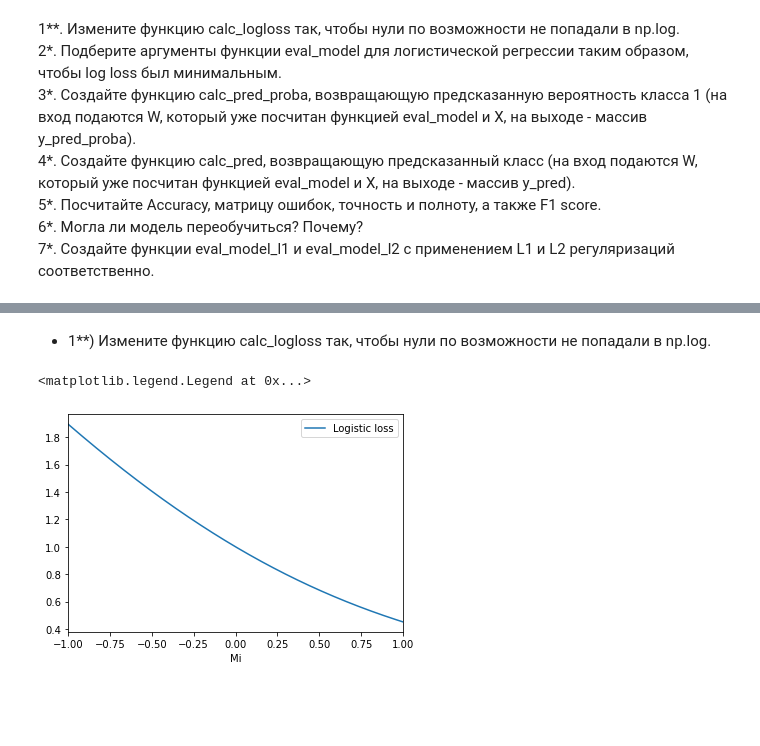
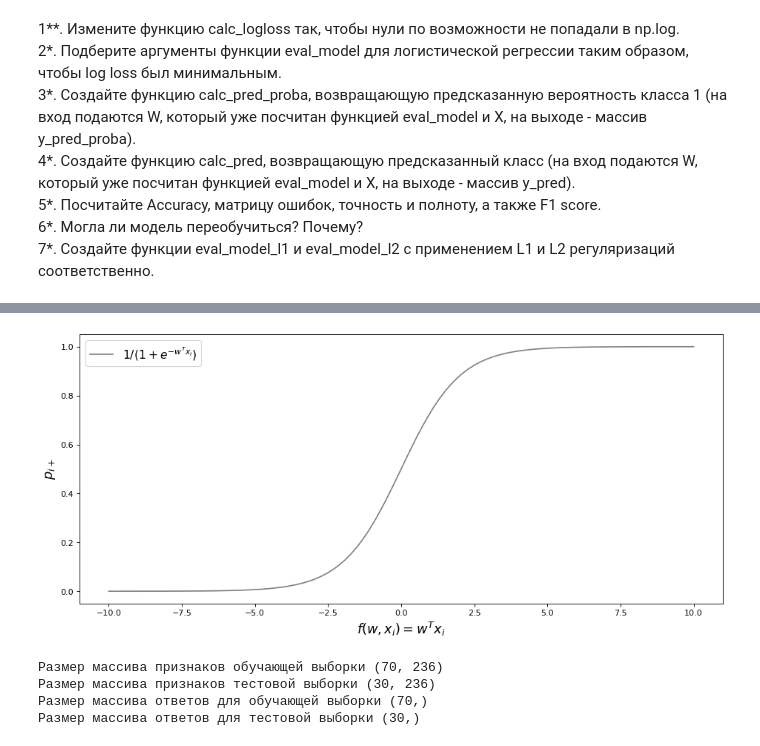
Before and after one commit to IInvasion/data_analysis_algorithms, a Jupyter notebook: homework_3.ipynb, the cells around one changed output, grey strips where cells are left out. Cells and saved outputs as stored; diff of their text form; code cells hidden in the pictures; blank space fills up the shorter version.

```diff
--- a/homework_3.ipynb
+++ b/homework_3.ipynb
@@ -82,2 +8,0 @@ plt.legend(['Logistic loss'])
-# %% [markdown]
-* 1**) Измените функцию calc_logloss так, чтобы нули по возможности не попадали в np.log.
@@ -90,10 +8,0 @@ def logistic_loss(x):
-# %%
-q_logistic_loss = [logistic_loss(x) for x in dots]
-
-plt.xlabel('Mi')
-plt.xlim(-1, 1)
-plt.plot(dots, q_logistic_loss)
-plt.legend(['Logistic loss'])
-# %% [output]
-<matplotlib.legend.Legend at 0x...>
-[figure, removed]
@@ -99,0 +17,17 @@ plt.legend(['Logistic loss'])
+# %%
+def logit(x):
+    """Sigmoid function."""
+
+    return 1 / (1 + np.exp(-x))
+# %%
+dots = np.linspace(-10, 10, 100)
+logit_value = list(map(logit, dots))
+
+fig, axes = plt.subplots(figsize = (14, 6), dpi=80)
+plt.plot(dots, logit_value, color='grey', label='$ 1 / (1 + e^{-w^Tx_i})$')
+plt.xlabel('$f(w, x_i) = w^Tx_i$', size=16)
+plt.ylabel('$p_{i+}$', size=16)
+plt.legend(prop={'size': 14})
+plt.show()
+# %% [output]
+[figure, added]
@@ -99,0 +52,23 @@ plt.legend(['Logistic loss'])
+# %%
+np.random.seed(12)
+shuffle_index = np.random.permutation(classes[0].shape[0])
+X_shuffled, y_shuffled = classes[0][shuffle_index], classes[1][shuffle_index]
+
+train_proportion = 0.7
+train_test_cut = int(len(classes[0]) * train_proportion)
+
+X_train, X_test, y_train, y_test = \
+    X_shuffled[:train_test_cut], \
+    X_shuffled[train_test_cut:], \
+    y_shuffled[:train_test_cut], \
+    y_shuffled[train_test_cut:]
+
+print("Размер массива признаков обучающей выборки", X_train.shape)
+print("Размер массива признаков тестовой выборки", X_test.shape)
+print("Размер массива ответов для обучающей выборки", y_train.shape)
+print("Размер массива ответов для тестовой выборки", y_test.shape)
+# %% [output]
+Размер массива признаков обучающей выборки (70, 236)
+Размер массива признаков тестовой выборки (30, 236)
+Размер массива ответов для обучающей выборки (70,)
+Размер массива ответов для тестовой выборки (30,)
```
Also changed, not shown: parts of 39 cells of this notebook.
